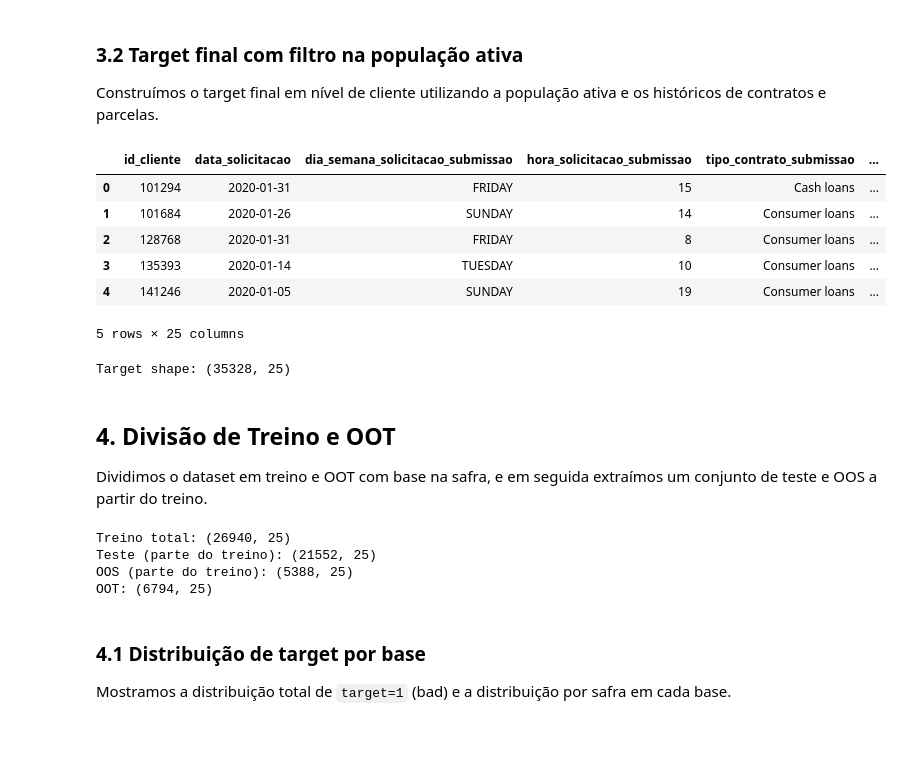
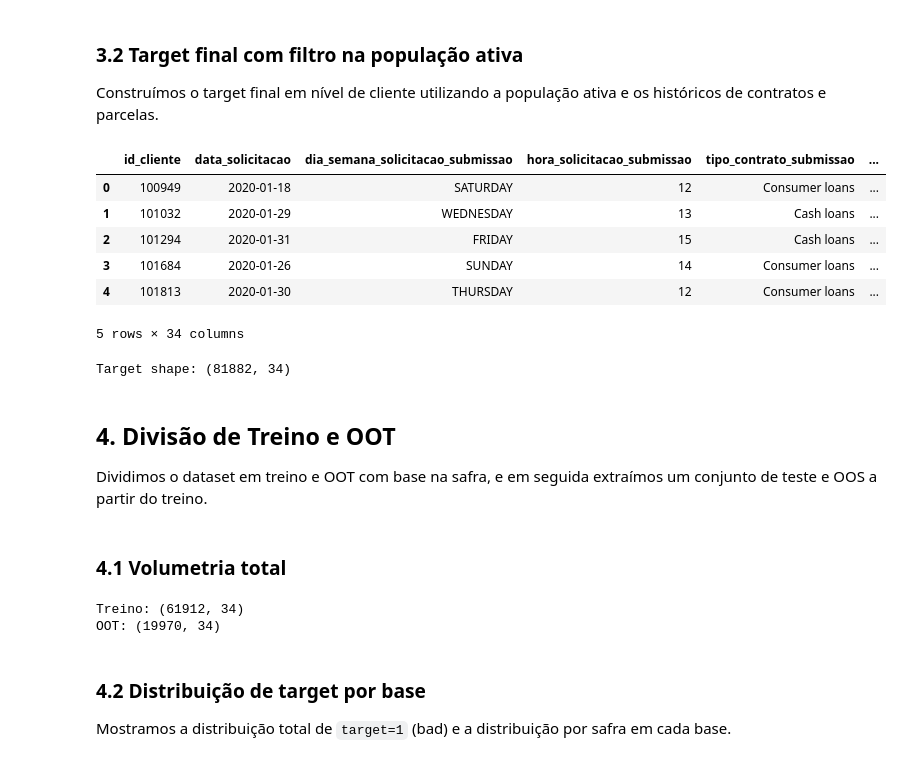
Before and after one commit to RenanScavazzini/case_datarisk, a Jupyter notebook: notebooks/02_target_definition.ipynb, the cells around one changed output. Drawn from its saved outputs; the diff is of its cells as text; code cells hidden in the pictures; blank space fills up the shorter version.

```diff
--- a/notebooks/02_target_definition.ipynb
+++ b/notebooks/02_target_definition.ipynb
@@ -101,23 +150,50 @@ Portanto, **`ever_45`** foi escolhido como target final.
 Construímos o target final em nível de cliente utilizando a população ativa e os históricos de contratos e parcelas.
 # %%
 population_target = build_population_target(population_active)
-area_target = population_target[["id_cliente", "target"]].copy()
 
-population_active = population_active.merge(area_target, on="id_cliente", how="left")
-population_active["target"] = population_active["target"].fillna(0).astype(int)
-population_active = population_active.sort_values(["safra_mes", "id_cliente"]).reset_index(drop=True)
+area_target = population_target[
+    [
+        "id_cliente",
+        "safra_mes",
+        "target",
+        "max_delay",
+        "ever_30",
+        "ever_45",
+        "ever_60",
+        "ever_90",
+    ]
+].copy()
+
+population_active = population_active.merge(
+    area_target,
+    on=["id_cliente", "safra_mes"],
+    how="left"
+)
+
+population_active["target"] = (
+    population_active["target"]
+    .fillna(0)
+    .astype(int)
+)
+
+population_active = (
+    population_active
+    .sort_values(["safra_mes", "id_cliente"])
+    .reset_index(drop=True)
+)
 
 display(population_active.head())
+
 print("Target shape:", population_active.shape)
 # %% [output]
 |  | id_cliente | data_solicitacao | dia_semana_solicitacao_submissao | hora_solicitacao_submissao | tipo_contrato_submissao | ... |
-| 0 | 101294 | 2020-01-31 | FRIDAY | 15 | Cash loans | ... |
-| 1 | 101684 | 2020-01-26 | SUNDAY | 14 | Consumer loans | ... |
-| 2 | 128768 | 2020-01-31 | FRIDAY | 8 | Consumer loans | ... |
-| 3 | 135393 | 2020-01-14 | TUESDAY | 10 | Consumer loans | ... |
-| 4 | 141246 | 2020-01-05 | SUNDAY | 19 | Consumer loans | ... |
+| 0 | 100949 | 2020-01-18 | SATURDAY | 12 | Consumer loans | ... |
+| 1 | 101032 | 2020-01-29 | WEDNESDAY | 13 | Cash loans | ... |
+| 2 | 101294 | 2020-01-31 | FRIDAY | 15 | Cash loans | ... |
+| 3 | 101684 | 2020-01-26 | SUNDAY | 14 | Consumer loans | ... |
+| 4 | 101813 | 2020-01-30 | THURSDAY | 12 | Consumer loans | ... |
-5 rows × 25 columns
+5 rows × 34 columns
-Target shape: (35328, 25)
+Target shape: (81882, 34)
 # %% [markdown]
 ## 4. Divisão de Treino e OOT
 
@@ -126,24 +202,18 @@ Dividimos o dataset em treino e OOT com base na safra, e em seguida extraímos u
 train_base = population_active[population_active["safra_mes"].isin(TRAIN_PERIODS)].copy()
 oot_base = population_active[population_active["safra_mes"].isin(OOT_PERIODS)].copy()
 
-train_oos = train_base.sample(frac=0.20, random_state=RANDOM_STATE)
-train_test = train_base.drop(train_oos.index).copy()
-
 train_base = train_base.reset_index(drop=True)
-train_test = train_test.reset_index(drop=True)
-train_oos = train_oos.reset_index(drop=True)
 oot_base = oot_base.reset_index(drop=True)
-
-print("Treino total:", train_base.shape)
-print("Teste (parte do treino):", train_test.shape)
-print("OOS (parte do treino):", train_oos.shape)
-print("OOT:", oot_base.shape)
-# %% [output]
-Treino total: (26940, 25)
-Teste (parte do treino): (21552, 25)
-OOS (parte do treino): (5388, 25)
-OOT: (6794, 25)
+# %% [markdown]
+### 4.1 Volumetria total
+# %%
+
+print("Treino:", train_base.shape)
+print("OOT:", oot_base.shape)
+# %% [output]
+Treino: (61912, 34)
+OOT: (19970, 34)
 # %% [markdown]
-### 4.1 Distribuição de target por base
+### 4.2 Distribuição de target por base
 
 Mostramos a distribuição total de `target=1` (bad) e a distribuição por safra em cada base.
```
Also changed, not shown: parts of 19 cells of this notebook, 9 other files.
